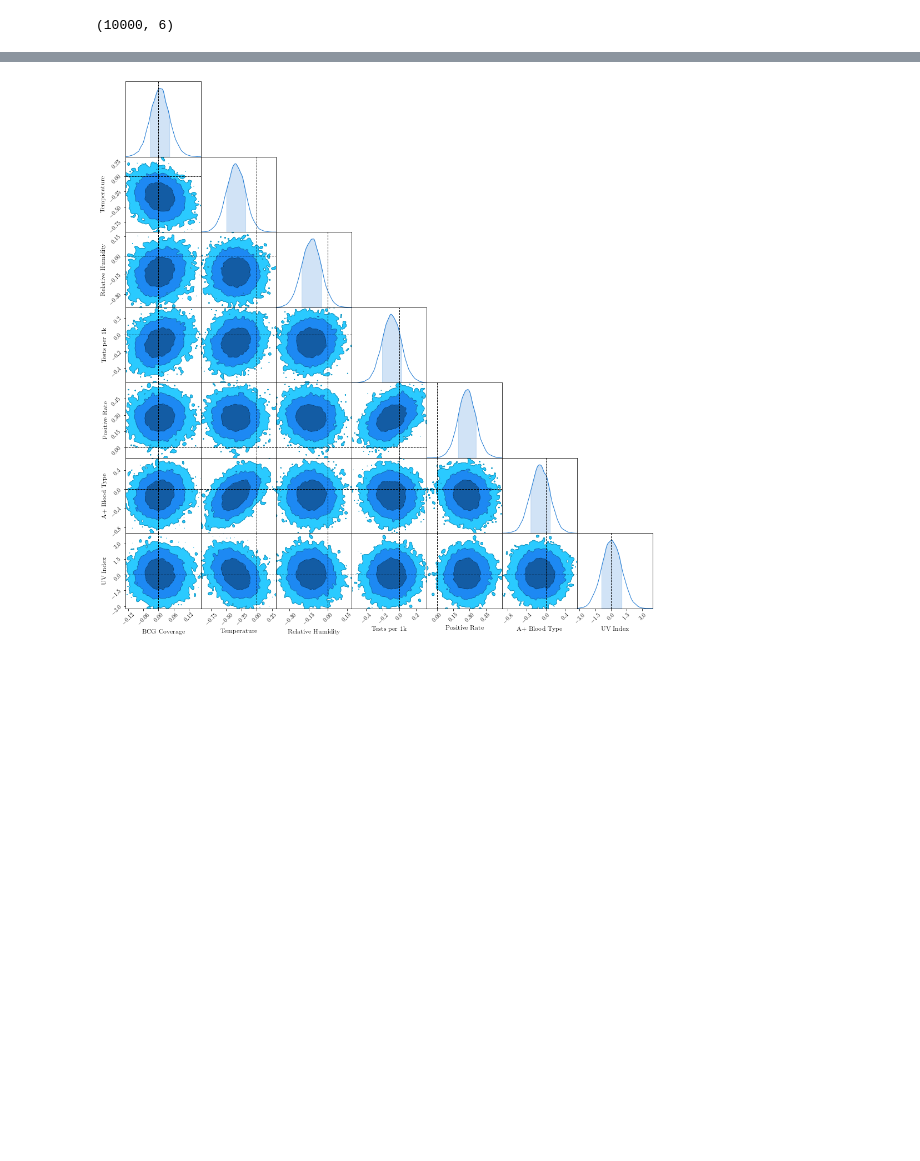
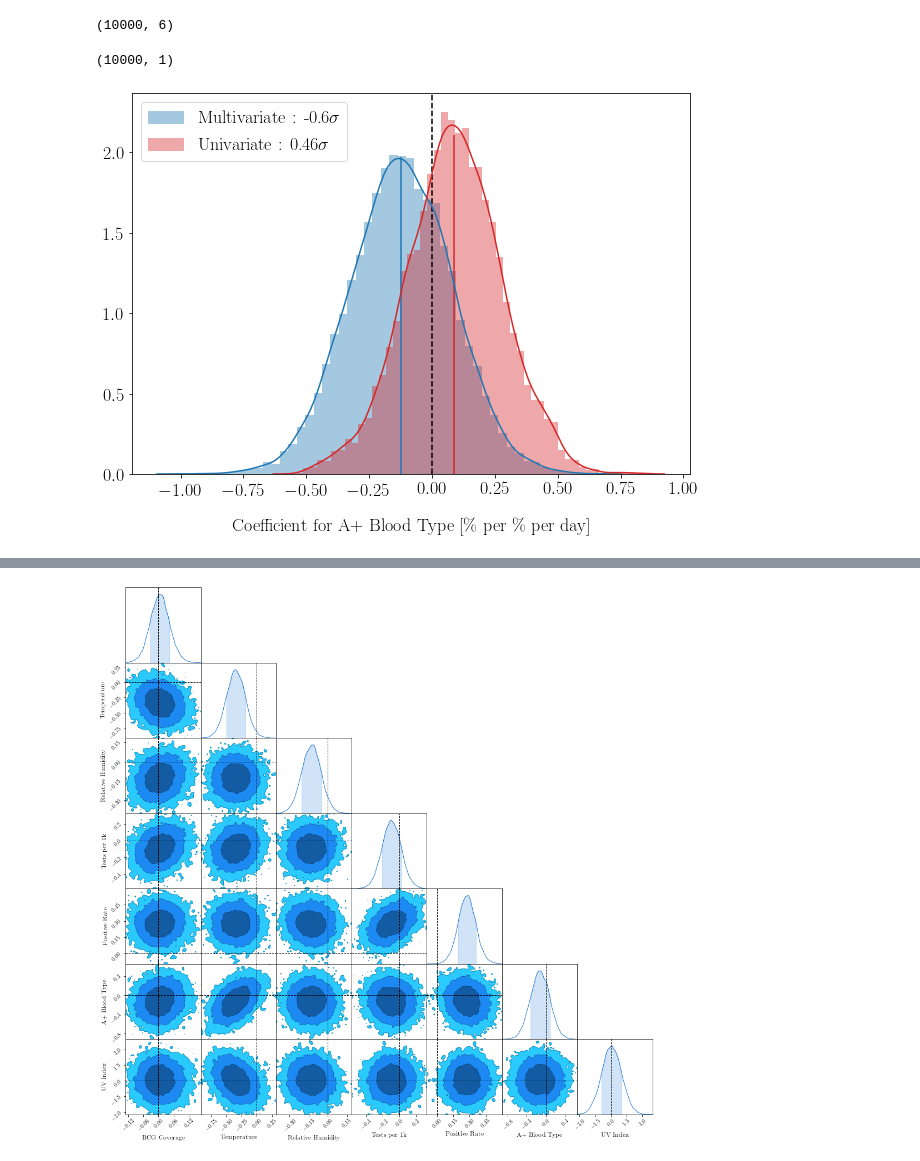
Before and after one commit to chrisfinlay/covid19, a Jupyter notebook: notebooks/6. Final Plots and Tables.ipynb, the cells around one changed output, grey strips where cells are left out. Saved outputs shown, nothing was run; the diff lists cells and outputs as text; code cells hidden in the pictures; blank space fills up the shorter version.

```diff
--- a/notebooks/6. Final Plots and Tables.ipynb
+++ b/notebooks/6. Final Plots and Tables.ipynb
@@ -295,3 +358,19 @@ print(table)
 \end{table}
 # %% [markdown]
 # Model Comparison
+# %%
+uni = [bcg, temp, hum, test, pos, uv]
+models = ['BCG Vaccine', 'Temperature',
+          'Relative Humidity', 'Tests / 1k',
+          'Positive Rate', 'UV Index']
+# %%
+for i in range(len(uni)):
+    name = models[i]
+
+    mean1 = str(round(100*np.mean(uni[i]['alpha']), 2))
+    std1 = str(round(100*np.std(uni[i]['alpha']), 2))
+
+    mean2 = str(round(100*np.mean(incl_test['W'][:15000,i]), 2))
+    std2 = str(round(100*np.std(incl_test['W'][:15000,i]), 2))
+
+    print(f'{name} & {mean2} $\pm$ {std2} & {mean1} $\pm$ {std1} \\\ ')
@@ -400,3 +535,52 @@ single_samples = np.concatenate([bcg['alpha'][:10000],]+[x['alpha'] for x in [te
 single_samples.shape
 # %% [output]
 (10000, 6)
+# %%
+plt.rcParams['font.size'] = 18
+# %%
+blood['alpha'].shape
+# %% [output]
+(10000, 1)
+# %%
+fig, ax = plt.subplots(1,1, figsize=(10, 7))
+# a = ax.flatten()
+param_name = ['A+ Blood Type']
+param_units = ['\%']
+for i in range(1):
+
+    significance = str(round(np.mean(incl_test_blood['W'][:,-2])/np.std(incl_test_blood['W'][:,-2]), 2))
+    sns.distplot(100*incl_test_blood['W'][:,-2], bins=50,
+#                  fit=norm,
+                 ax = ax,
+                 fit_kws={'color':'blue'}, color='tab:blue',
+                 label=f'Multivariate : {significance}$\sigma$')
+    significance = str(round(np.mean(blood['alpha'][:,i])/np.std(blood['alpha'][:,i]), 2))
+    sns.distplot(100*blood['alpha'][:,i], bins=50,
+#                  fit=norm,
+                 ax = ax,
+                 fit_kws={'color':'red'}, color='tab:red',
+                 label=f'Univariate : {significance}$\sigma$')
+
+    ax.vlines(100*np.mean(incl_test_blood['W'][:,-2]), 0,
+                norm.pdf(100*np.mean(incl_test_blood['W'][:,-2]), *norm.fit(100*incl_test_blood['W'][:,-2])),
+                color='tab:blue')
+    ax.vlines(100*np.mean(blood['alpha'][:,i]), 0,
+                norm.pdf(100*np.mean(blood['alpha'][:,i]), *norm.fit(100*blood['alpha'][:,i])),
+                color='tab:red')
+
+    ax.set_xlabel(f'Coefficient for {param_name[i]} [\% per {param_units[i]} per day]',
+                    labelpad=20)
+    lims = ax.get_ylim()
+    ax.vlines(0, lims[0], lims[1], colors='k', linestyle='dashed')
+    ax.set_ylim(*lims)
+#     lims = ax.get_xlim()
+#     lim_range = np.diff(lims)
+#     mid = lims[0]+lim_range/2
+#     ax.set_xlim(mid-0.6*lim_range, mid+0.6*lim_range)
+#     ax.ticklabel_format(style='sci', scilimits=(0,0), axis='x')
+    ax.legend(loc='upper left')
+
+plt.subplots_adjust(hspace=0.3)
+plt.savefig('../plots/6._Blood_Overplot.png', dpi=200)
+# %% [output]
+[figure, added]
```
Also changed, not shown: parts of 33 cells of this notebook, 12 other files.
